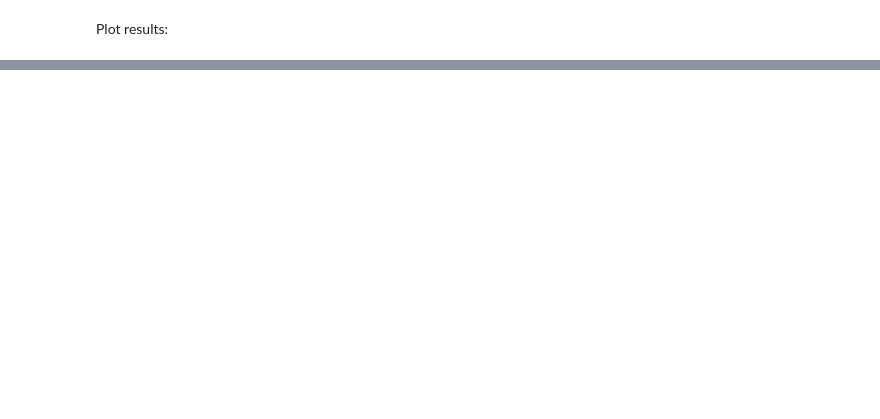
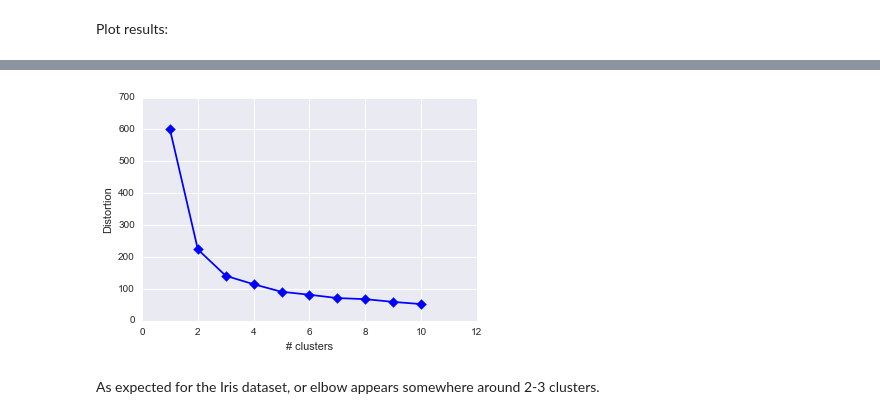
Before and after one commit to antoniarei/machine-learning, a Jupyter notebook: kmeans-clustering/kmeansclustering.ipynb, the cells around one changed output, grey strips where cells are left out. Saved outputs shown, nothing was run; the diff lists cells and outputs as text; code cells hidden in the pictures; blank space fills up the shorter version.

```diff
--- a/kmeans-clustering/kmeansclustering.ipynb
+++ b/kmeans-clustering/kmeansclustering.ipynb
@@ -105,0 +144,4 @@ However, when running k-means clustering a couple of times, we see that the algo
+# %%
+for i in range(10):
+    labels =  kmeansclustering(X, 3)
+    print distortionfunction(X, labels, 3)
@@ -105,0 +173,31 @@ However, when running k-means clustering a couple of times, we see that the algo
+# %%
+def ElbowCurve(X, kmin, kmax, n_runs = 10):
+    #input: X: numpy array with size (#samples, #featues)
+    #input: kmin, kmax: integer, cluster limits
+    #input:  n_runs: integer, how many times to run k-means for each k
+    #returns: two lists clustersizes (integer list) and distortions (float list)
+
+    clustersizes = range(kmin, kmax+1)   #list for k's
+    distortions = []  #empty list for results
+    for csize in clustersizes:
+        meandistortion = [] #empty list
+        for j in range(n_runs):
+            labels =  kmeansclustering(X, csize)
+            meandistortion.append(distortionfunction(X, labels, csize))
+        distortions.append(min(meandistortion)) #append best run of k-means for each clusters
+    return clustersizes, distortions
+def PlotElbowCurve(clustersizes, distortions):
+    #input: list clustersizes (integer list) and list distortions (float list)
+    plt.figure()
+    plt.plot(clustersizes, distortions,  color = 'b')
+    plt.scatter(clustersizes, distortions, marker ='D', color = 'b', s = 50)
+    plt.xlabel('# clusters')
+    plt.ylabel('Distortion')
+# %%
+clustersizes, distortions = ElbowCurve(X, 1, 10, n_runs = 10)
+# %%
+PlotElbowCurve(clustersizes, distortions)
+# %% [output]
+[figure, added]
+# %% [markdown]
+As expected for the Iris dataset, or elbow appears somewhere around 2-3 clusters.
```
Also changed, not shown: parts of 37 cells of this notebook.
